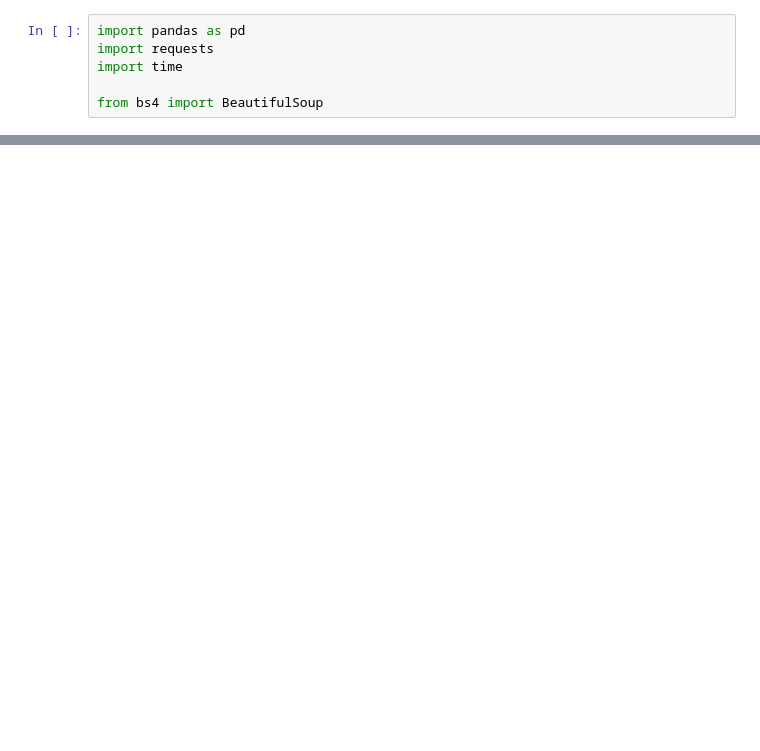
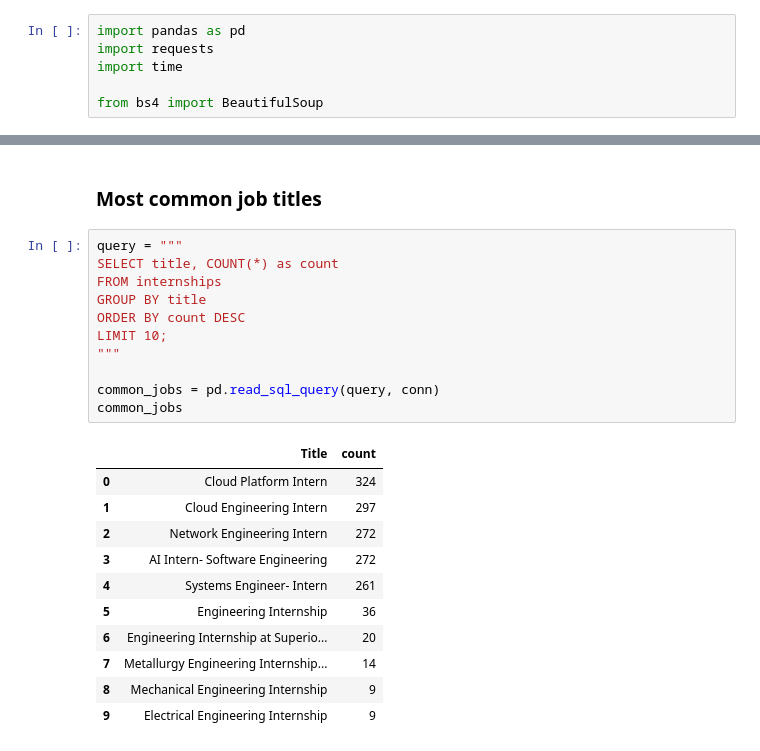
Before and after one commit to imemilyhuang/cse314a-final-project, a Jupyter notebook: ScrapeJobs.ipynb, the cells around one changed output, grey strips where cells are left out. Saved outputs shown, nothing was run; the diff lists cells and outputs as text; blank space fills up the shorter version.

```diff
--- a/ScrapeJobs.ipynb
+++ b/ScrapeJobs.ipynb
@@ -92,0 +243,25 @@ else:
+# %% [markdown]
+### Most common job titles
+# %%
+query = """
+SELECT title, COUNT(*) as count
+FROM internships
+GROUP BY title
+ORDER BY count DESC
+LIMIT 10;
+"""
+
+common_jobs = pd.read_sql_query(query, conn)
+common_jobs
+# %% [output]
+|  | Title | count |
+| 0 | Cloud Platform Intern | 324 |
+| 1 | Cloud Engineering Intern | 297 |
+| 2 | Network Engineering Intern | 272 |
+| 3 | AI Intern- Software Engineering | 272 |
+| 4 | Systems Engineer- Intern | 261 |
+| 5 | Engineering Internship | 36 |
+| 6 | Engineering Internship at Superio... | 20 |
+| 7 | Metallurgy Engineering Internship... | 14 |
+| 8 | Mechanical Engineering Internship | 9 |
+| 9 | Electrical Engineering Internship | 9 |
```
Also changed, not shown: parts of 19 cells of this notebook, 3 other files.
